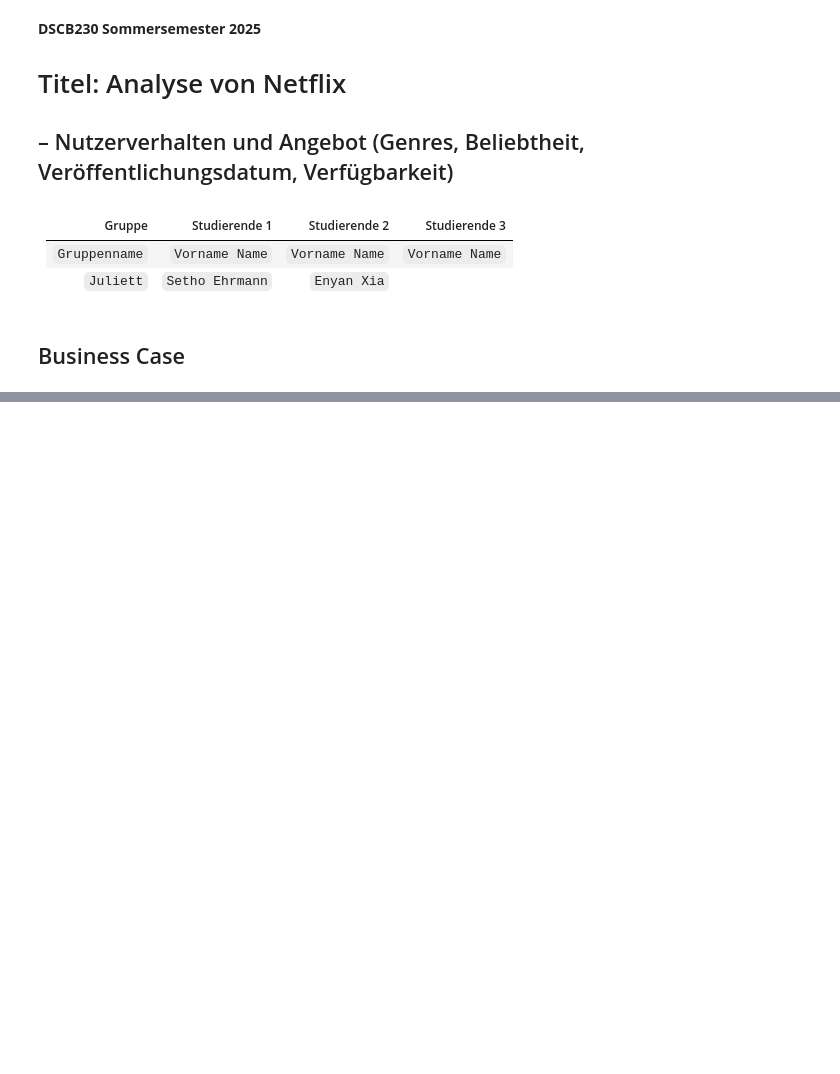
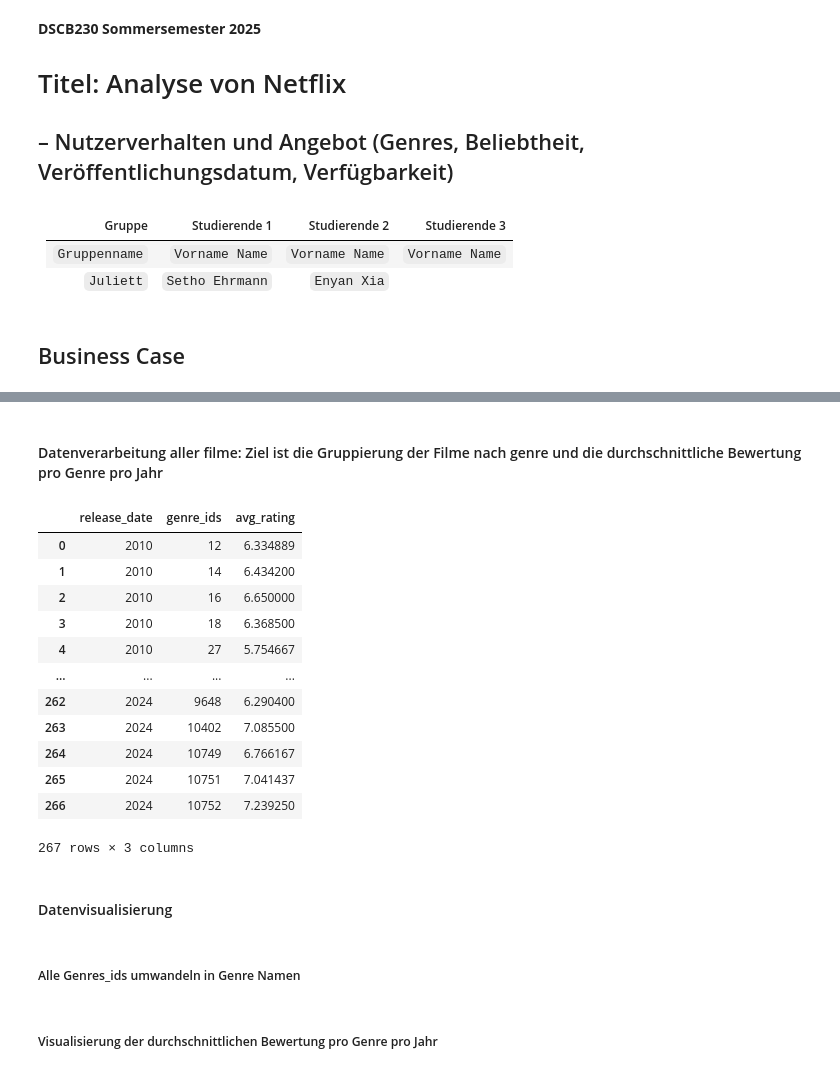
Before and after one commit to SethoE/Netflix_Data_Analysis, a Jupyter notebook: notebooks/DSCB230_SoSe25_Hausarbeit_Juliett.ipynb, the cells around one changed output, grey strips where cells are left out. Saved outputs shown, nothing was run; the diff lists cells and outputs as text; code cells hidden in the pictures; blank space fills up the shorter version.

Commit message:
Fragestellung 2 abgeschlossen

```diff
--- a/notebooks/DSCB230_SoSe25_Hausarbeit_Juliett.ipynb
+++ b/notebooks/DSCB230_SoSe25_Hausarbeit_Juliett.ipynb
@@ -215,0 +270,14 @@ print(top_10_movies)
+# %%
+# Open the file in read mode
+path_to_countries_file = "./data/raw/european_countries.txt"
+path_to_save_all_country_codes = "./data/processed/all_european_country_codes.txt"
+all_european_country_codes = []
+with open(path_to_countries_file, 'r', encoding="utf-8") as file:
+    # Read each line in the file
+    for line in file:
+        # Print each line
+        all_european_country_codes.append(line.strip().split(" – ")[0])
+
+print(all_european_country_codes)
+with open(path_to_save_all_country_codes, "w") as file:
+    file.write("\n".join(all_european_country_codes))
@@ -215,0 +399,50 @@ print(top_10_movies)
+# %% [markdown]
+#### Datenverarbeitung aller filme: Ziel ist die Gruppierung der Filme nach genre und die durchschnittliche Bewertung pro Genre pro Jahr
+# %%
+import json
+import pandas as pd
+PATH_TO_ALL_EUROPEAN_MOVIES = "./data/raw/fragestellung_2/2025-05-18_version1_all_european_movies.json"
+
+
+with open(PATH_TO_ALL_EUROPEAN_MOVIES, "r") as file:
+    all_movies = json.load(file)
+
+
+# 2) DataFrame bauen
+df = pd.DataFrame(all_movies)
+df["release_date"] = pd.to_datetime(df["release_date"]).dt.year
+
+# 4) Jeden Film pro Genre aufsplitten ("explode")
+df = df.explode("genre_ids")
+
+# 6) Gruppieren nach (year, genre_id) und Durchschnitt berechnen
+df_grouped = (
+    df
+    .groupby(["release_date", "genre_ids"])["vote_average"]
+    .mean()
+    .reset_index(name="avg_rating")
+)
+
+# 7) Optional: Genre-ID → Genre-Name mappen, falls du ein Mapping hast:
+# genres_df = pd.DataFrame([{ "genre_id": 28, "name": "Action"}, ...])
+# df_grouped = df_grouped.merge(genres_df, on="genre_id")
+
+df_grouped
+# %% [output]
+|  | release_date | genre_ids | avg_rating |
+| 0 | 2010 | 12 | 6.334889 |
+| 1 | 2010 | 14 | 6.434200 |
+| 2 | 2010 | 16 | 6.650000 |
+| 3 | 2010 | 18 | 6.368500 |
+| 4 | 2010 | 27 | 5.754667 |
+| ... | ... | ... | ... |
+| 262 | 2024 | 9648 | 6.290400 |
+| 263 | 2024 | 10402 | 7.085500 |
+| 264 | 2024 | 10749 | 6.766167 |
+| 265 | 2024 | 10751 | 7.041437 |
+| 266 | 2024 | 10752 | 7.239250 |
+267 rows × 3 columns
+# %% [markdown]
+#### Datenvisualisierung
+# %% [markdown]
+##### Alle Genres_ids umwandeln in Genre Namen
@@ -215,0 +465,2 @@ print(top_10_movies)
+# %% [markdown]
+##### Visualisierung der durchschnittlichen Bewertung pro Genre pro Jahr
```
Also changed, not shown: parts of 22 cells of this notebook, 15 other files.
